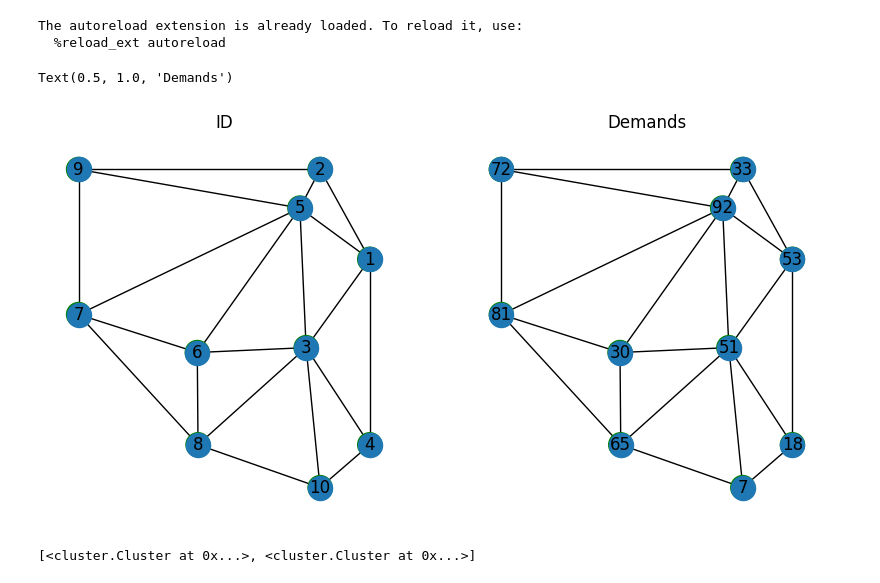
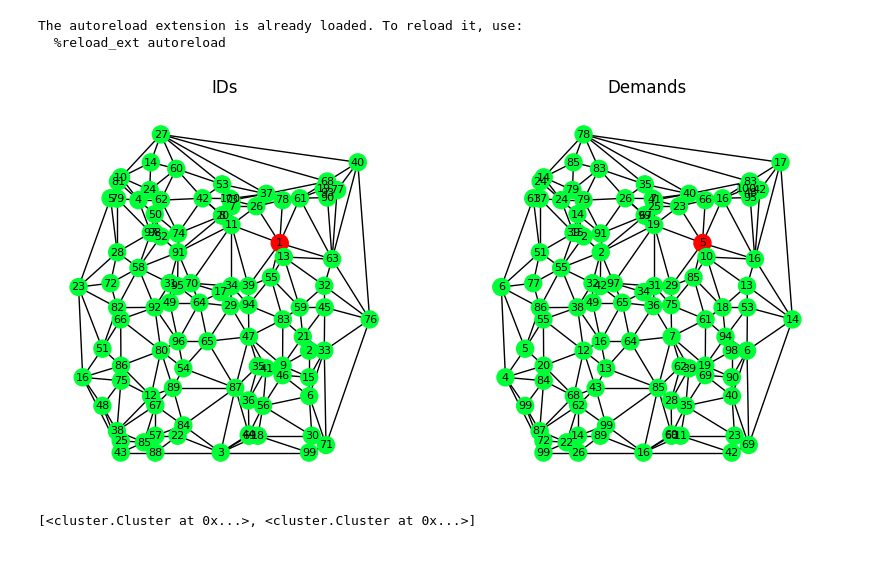
Before and after one commit to sassani/CVRPLIB, a Jupyter notebook: main.ipynb, the cells around one changed output. Drawn from its saved outputs; the diff is of its cells as text; code cells hidden in the pictures.

Commit message:
refactor plot. added clusters color

```diff
--- a/main.ipynb
+++ b/main.ipynb
@@ -21,20 +21,18 @@ The autoreload extension is already loaded. To reload it, use:
 # %%
 map = Map()
 # map.import_nodes_from_file('sample_data/X-n5.vrp', 'cvrp')
 # map.import_nodes_from_file('sample_data/X-n101-k25.vrp', 'cvrp')
 # map.import_nodes_from_file('sample_data/X-n1001-k43.vrp', 'cvrp')
-map.create_random_nodes(n=10, seed=10)
+map.create_random_nodes(n=100, seed=10)
 map.create_net_by_voronoi()
-# map.draw(show_demands=False, size=(5,5))
+
+fig, ax = plt.subplots(1, 2, figsize=(10,5))
+map.plot(node_label='id',ax=ax[0])
+map.plot(node_label='demand',ax=ax[1])
+_ = ax[0].set_title('IDs')
+_ = ax[1].set_title('Demands')
+# %% [output]
+[figure, added]
-# %%
-fig, ax = plt.subplots(1, 2, figsize=(10,5))
-map.plot(size=(5,5), node_label='id',ax=ax[0])
-map.plot(size=(5,5), node_label='demand',ax=ax[1])
-ax[0].set_title('ID')
-ax[1].set_title('Demands')
-# %% [output]
-Text(0.5, 1.0, 'Demands')
-[figure, removed]
 # %%
 # n1, n2 = map.farthest_nodes(map.distances)
 # print(f"n1: {n1.id}, n2: {n2.id}")
```
Also changed, not shown: parts of 2 cells of this notebook, 3 other files.
